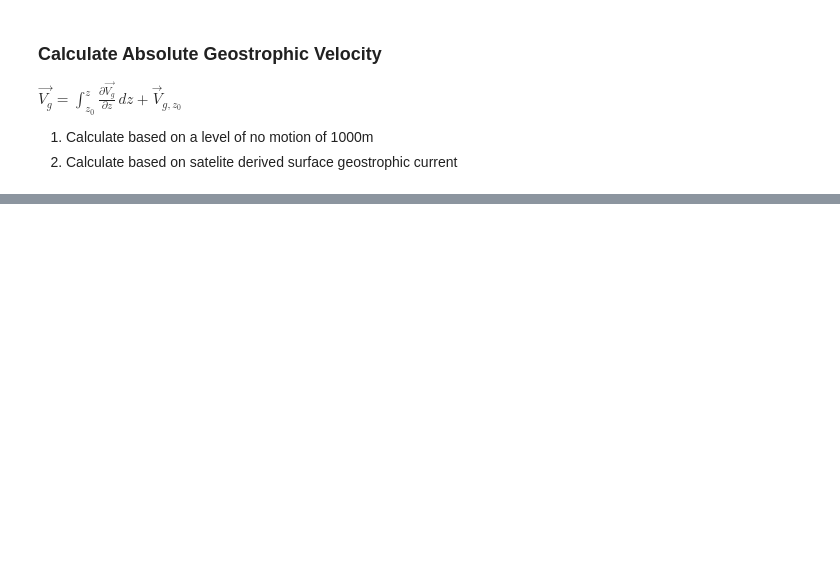
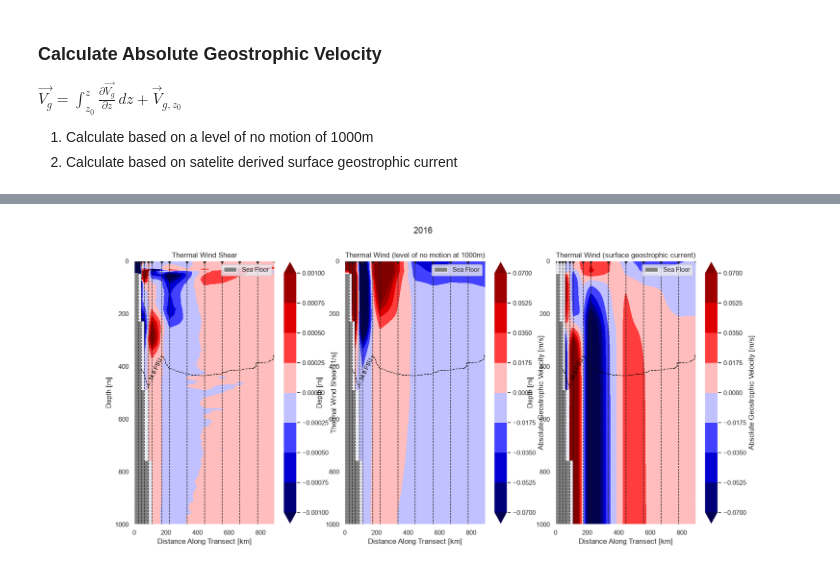
Before and after one commit to ben-sprague/3D-TEA-BAG, a Jupyter notebook: geo_vel.ipynb, the cells around one changed output, grey strips where cells are left out. Drawn from its saved outputs; the diff is of its cells as text; code cells hidden in the pictures; blank space fills up the shorter version.

```diff
--- a/geo_vel.ipynb
+++ b/geo_vel.ipynb
@@ -139,0 +209,78 @@ plt.show()
+# %%
+default_year = 2016
+
+fig = plt.figure(figsize=(18,8))
+
+year_slider = widgets.IntSlider(
+    value=default_year,
+    min=2003,
+    max=2025,
+    step=1,
+    description='Year:',
+    disabled=False,
+    continuous_update=False,
+    orientation='horizontal',
+    readout=True,
+    readout_format='d'
+)
+
+def plot_lom_transect(change, fig):
+    fig.clf()
+    axs = fig.subplots(1,3)
+
+    year = change['new']
+    transect = e_ns_cruise_transects[year]
+
+    ax = axs[0]
+    fig, ax = plotter.plot_transect(
+        transect=transect,
+        x = 'distance',
+        y = 'depth',
+        data = 'twind',
+        fig = fig,
+        ax = ax,
+        cmap = colormaps['seismic'],
+        title = f'Thermal Wind Shear',
+        levels = 0.001,
+        bounds = {'top': 0, 'bottom': 1000, 'left': 0, 'right': None}
+        )
+
+    ax = axs[1]
+    fig, ax = plotter.plot_transect(
+        transect=transect,
+        x = 'distance',
+        y = 'depth',
+        data = 'asv_lom_1000',
+        fig = fig,
+        ax = ax,
+        cmap = colormaps['seismic'],
+        title = f'Thermal Wind (level of no motion at 1000m)',
+        levels = 0.07,
+        bounds = {'top': 0, 'bottom': 1000, 'left': 0, 'right': None}
+        )
+
+    ax = axs[2]
+    fig, ax = plotter.plot_transect(
+        transect=transect,
+        x = 'distance',
+        y = 'depth',
+        data = 'asv_surf_current',
+        fig = fig,
+        ax = ax,
+        cmap = colormaps['seismic'],
+        title = f'Thermal Wind (surface geostrophic current)',
+        levels = 0.07,
+        bounds = {'top': 0, 'bottom': 1000, 'left': 0, 'right': None}
+        )
+
+    fig.suptitle(str(year))
+
+year_slider.observe(lambda b: plot_lom_transect(b, fig), names='value')
+
+display(year_slider)
+
+#Run callback on startup
+plot_lom_transect({'new': default_year}, fig)
+
+plt.show()
+# %% [output]
@@ -139,0 +288 @@ plt.show()
+[figure, added]
```
Also changed, not shown: parts of 15 cells of this notebook.
